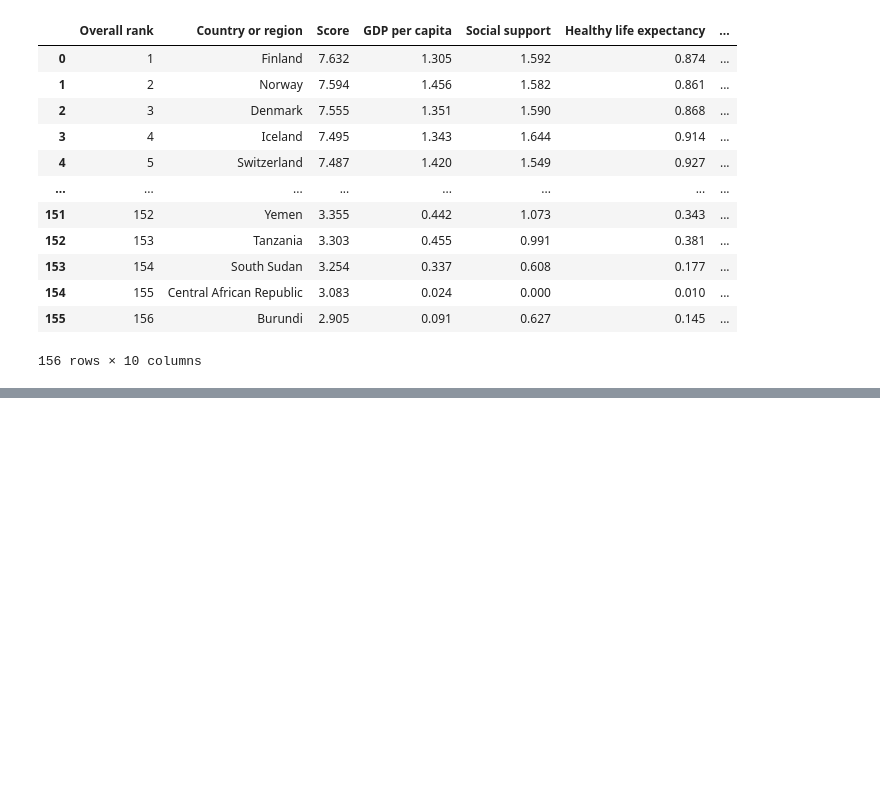
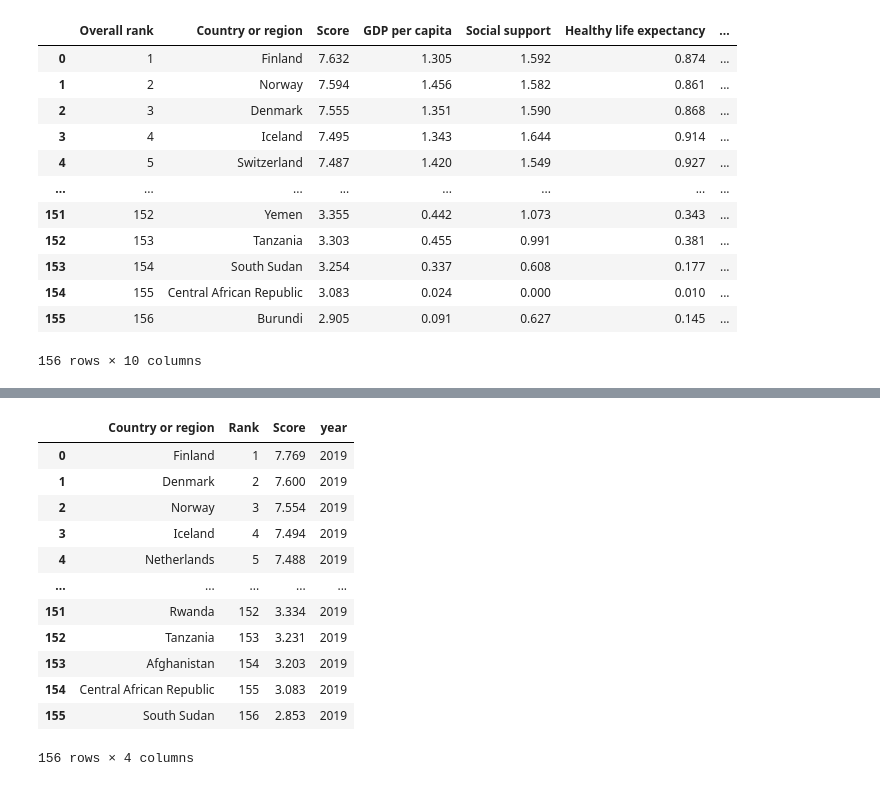
Before and after one commit to littlewhitecatdoge/Worldwide_Happiness_Report-data-visualation, a Jupyter notebook: data/clean.ipynb, the cells around one changed output, grey strips where cells are left out. Cells and saved outputs as stored; diff of their text form; code cells hidden in the pictures; blank space fills up the shorter version.

```diff
--- a/data/clean.ipynb
+++ b/data/clean.ipynb
@@ -132,0 +165,18 @@ df2018
+# %%
+df2019=df2019[["Country or region","Overall rank","Score","year"]]
+df2019.columns=["Country or region","Rank","Score","year"]
+df2019
+# %% [output]
+|  | Country or region | Rank | Score | year |
+| 0 | Finland | 1 | 7.769 | 2019 |
+| 1 | Denmark | 2 | 7.600 | 2019 |
+| 2 | Norway | 3 | 7.554 | 2019 |
+| 3 | Iceland | 4 | 7.494 | 2019 |
+| 4 | Netherlands | 5 | 7.488 | 2019 |
+| ... | ... | ... | ... | ... |
+| 151 | Rwanda | 152 | 3.334 | 2019 |
+| 152 | Tanzania | 153 | 3.231 | 2019 |
+| 153 | Afghanistan | 154 | 3.203 | 2019 |
+| 154 | Central African Republic | 155 | 3.083 | 2019 |
+| 155 | South Sudan | 156 | 2.853 | 2019 |
+156 rows × 4 columns
```
Also changed, not shown: parts of 6 cells of this notebook, 2 other files.
